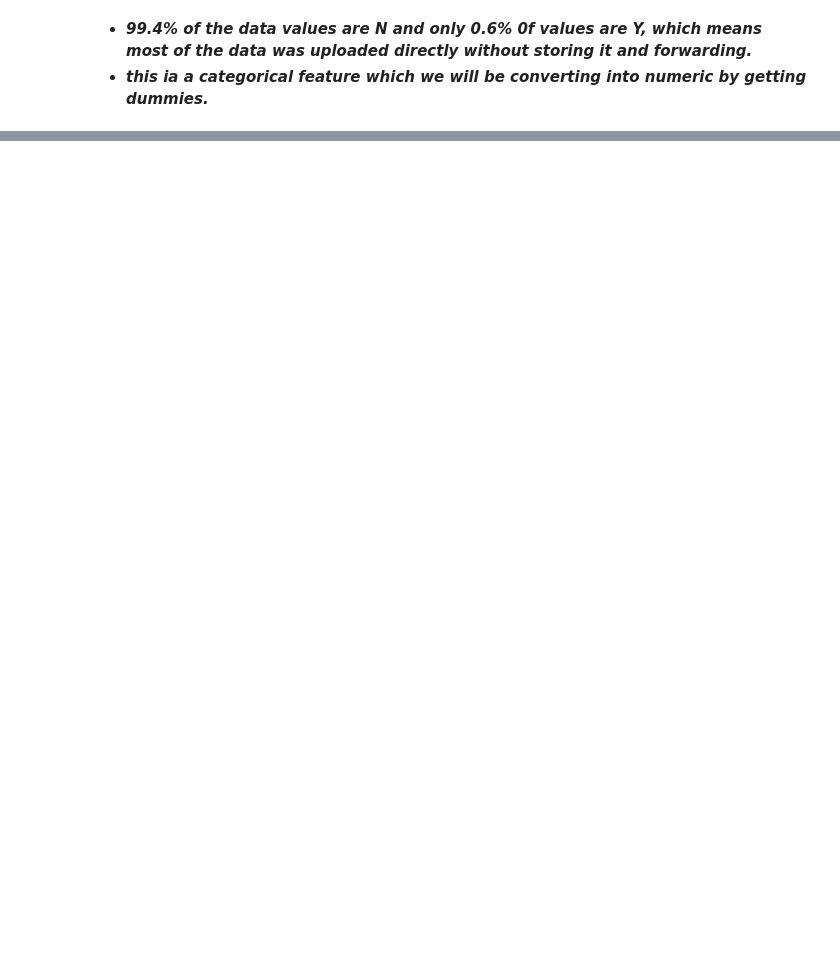
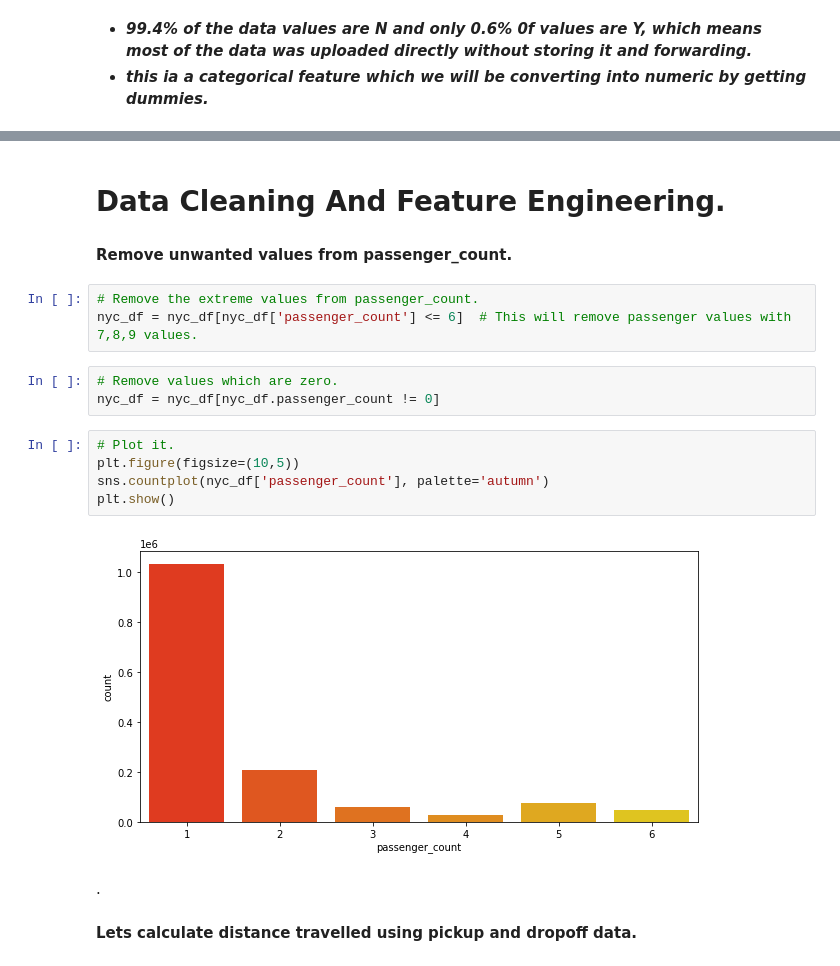
Before and after one commit to anishjohnson/NYC_Taxi_Trip_Time_Prediction, a Jupyter notebook: NYC_Taxi_TripDuration_Prediction.ipynb, the cells around one changed output, grey strips where cells are left out. Drawn from its saved outputs; the diff is of its cells as text; blank space fills up the shorter version.

```diff
--- a/NYC_Taxi_TripDuration_Prediction.ipynb
+++ b/NYC_Taxi_TripDuration_Prediction.ipynb
@@ -326,0 +353,21 @@ plt.show()
+# %% [markdown]
+# **Data Cleaning And Feature Engineering.**
+# %% [markdown]
+**Remove unwanted values from passenger_count.**
+# %%
+# Remove the extreme values from passenger_count.
+nyc_df = nyc_df[nyc_df['passenger_count'] <= 6]  # This will remove passenger values with 7,8,9 values.
+# %%
+# Remove values which are zero.
+nyc_df = nyc_df[nyc_df.passenger_count != 0]
+# %%
+# Plot it.
+plt.figure(figsize=(10,5))
+sns.countplot(nyc_df['passenger_count'], palette='autumn')
+plt.show()
+# %% [output]
+[figure, added]
+# %% [markdown]
+.
+# %% [markdown]
+**Lets calculate distance travelled using pickup and dropoff data.**
```
Also changed, not shown: parts of 18 cells of this notebook.
